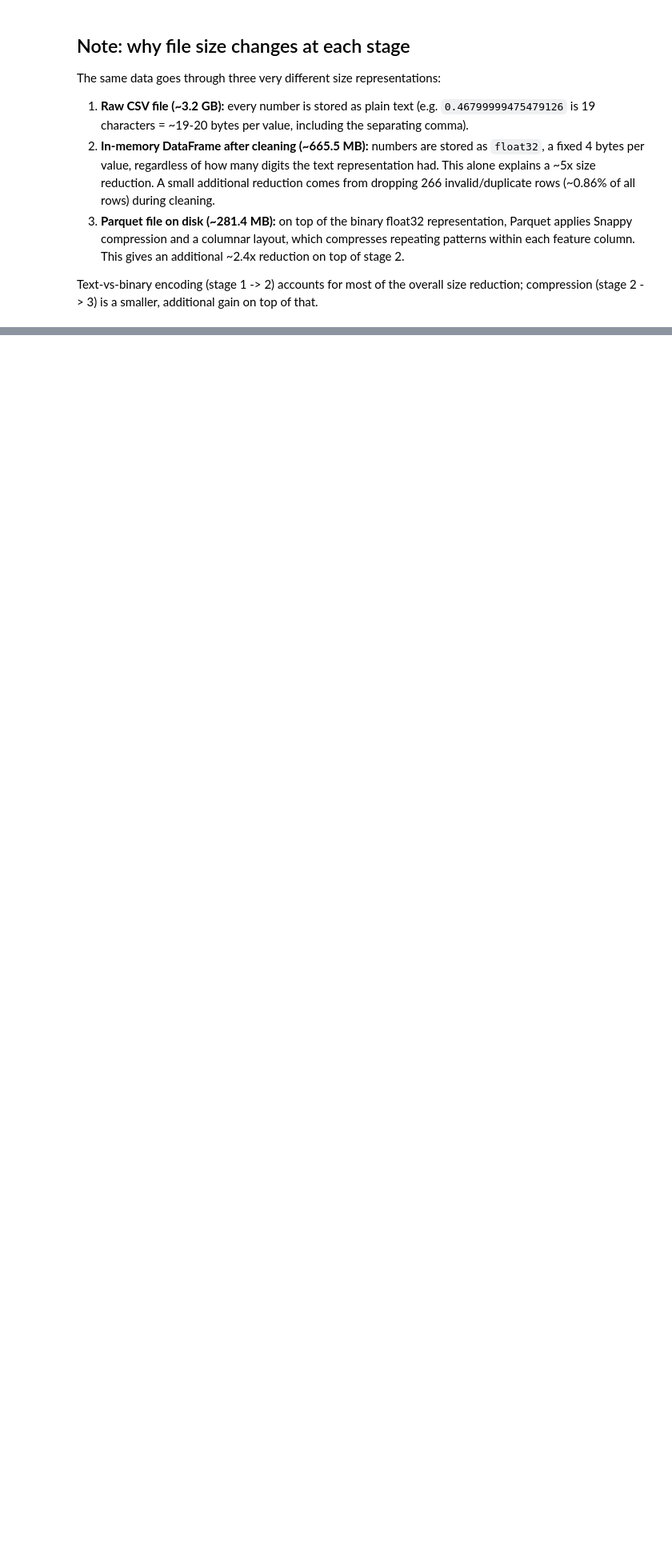
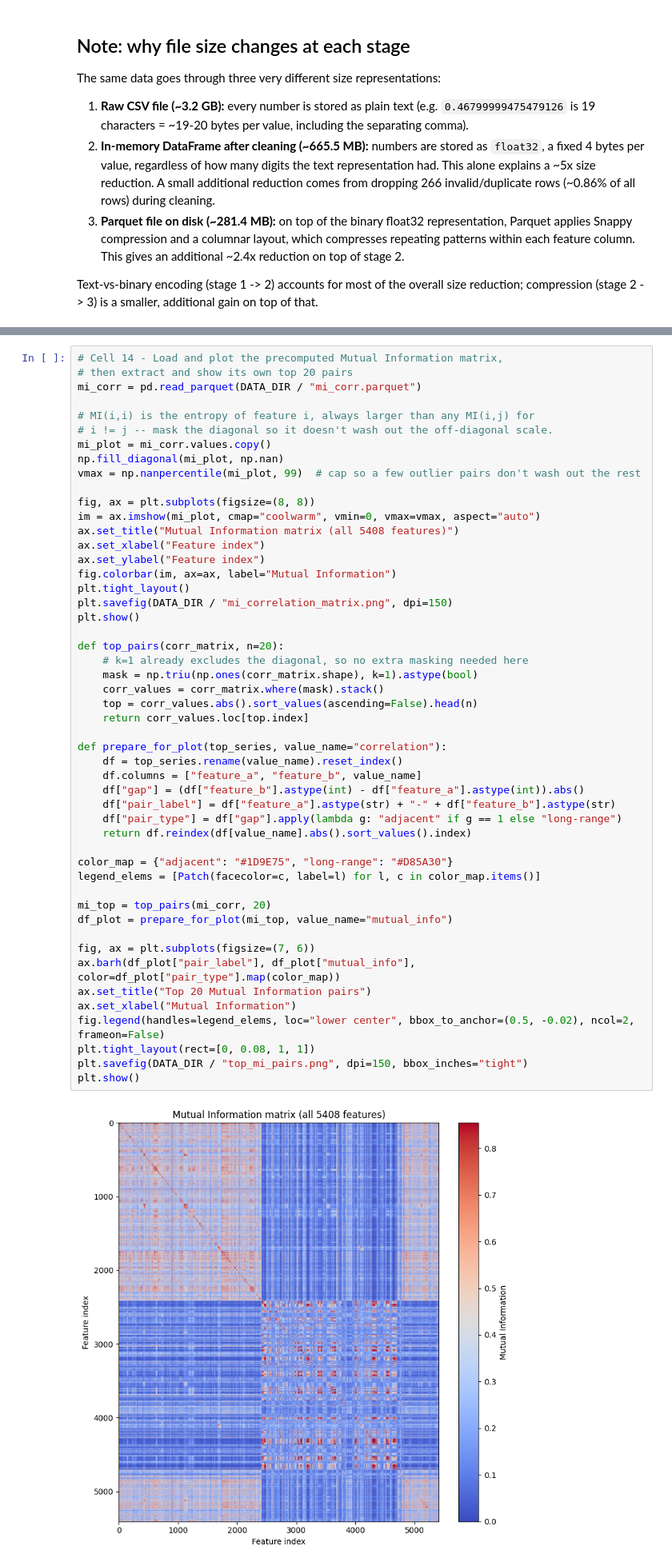
Before and after one commit to Bescher-Kilani/p53-outlier-detection, a Jupyter notebook: notbooks/data_expolartion.ipynb, the cells around one changed output, grey strips where cells are left out. Shown at 80% size. Cells and saved outputs as stored; diff of their text form; blank space fills up the shorter version.

```diff
--- a/notbooks/data_expolartion.ipynb
+++ b/notbooks/data_expolartion.ipynb
@@ -348,0 +413,52 @@ plt.show()
+# %%
+# Cell 14 - Load and plot the precomputed Mutual Information matrix,
+# then extract and show its own top 20 pairs
+mi_corr = pd.read_parquet(DATA_DIR / "mi_corr.parquet")
+
+# MI(i,i) is the entropy of feature i, always larger than any MI(i,j) for
+# i != j -- mask the diagonal so it doesn't wash out the off-diagonal scale.
+mi_plot = mi_corr.values.copy()
+np.fill_diagonal(mi_plot, np.nan)
+vmax = np.nanpercentile(mi_plot, 99)  # cap so a few outlier pairs don't wash out the rest
+
+fig, ax = plt.subplots(figsize=(8, 8))
+im = ax.imshow(mi_plot, cmap="coolwarm", vmin=0, vmax=vmax, aspect="auto")
+ax.set_title("Mutual Information matrix (all 5408 features)")
+ax.set_xlabel("Feature index")
+ax.set_ylabel("Feature index")
+fig.colorbar(im, ax=ax, label="Mutual Information")
+plt.tight_layout()
+plt.savefig(DATA_DIR / "mi_correlation_matrix.png", dpi=150)
+plt.show()
+
+def top_pairs(corr_matrix, n=20):
+	# k=1 already excludes the diagonal, so no extra masking needed here
+	mask = np.triu(np.ones(corr_matrix.shape), k=1).astype(bool)
+	corr_values = corr_matrix.where(mask).stack()
+	top = corr_values.abs().sort_values(ascending=False).head(n)
+	return corr_values.loc[top.index]
+
+def prepare_for_plot(top_series, value_name="correlation"):
+	df = top_series.rename(value_name).reset_index()
+	df.columns = ["feature_a", "feature_b", value_name]
+	df["gap"] = (df["feature_b"].astype(int) - df["feature_a"].astype(int)).abs()
+	df["pair_label"] = df["feature_a"].astype(str) + "-" + df["feature_b"].astype(str)
+	df["pair_type"] = df["gap"].apply(lambda g: "adjacent" if g == 1 else "long-range")
+	return df.reindex(df[value_name].abs().sort_values().index)
+
+color_map = {"adjacent": "#1D9E75", "long-range": "#D85A30"}
+legend_elems = [Patch(facecolor=c, label=l) for l, c in color_map.items()]
+
+mi_top = top_pairs(mi_corr, 20)
+df_plot = prepare_for_plot(mi_top, value_name="mutual_info")
+
+fig, ax = plt.subplots(figsize=(7, 6))
+ax.barh(df_plot["pair_label"], df_plot["mutual_info"], color=df_plot["pair_type"].map(color_map))
+ax.set_title("Top 20 Mutual Information pairs")
+ax.set_xlabel("Mutual Information")
+fig.legend(handles=legend_elems, loc="lower center", bbox_to_anchor=(0.5, -0.02), ncol=2, frameon=False)
+plt.tight_layout(rect=[0, 0.08, 1, 1])
+plt.savefig(DATA_DIR / "top_mi_pairs.png", dpi=150, bbox_inches="tight")
+plt.show()
+# %% [output]
+[figure, added]
```
Also changed, not shown: parts of 14 cells of this notebook, 3 other files.
